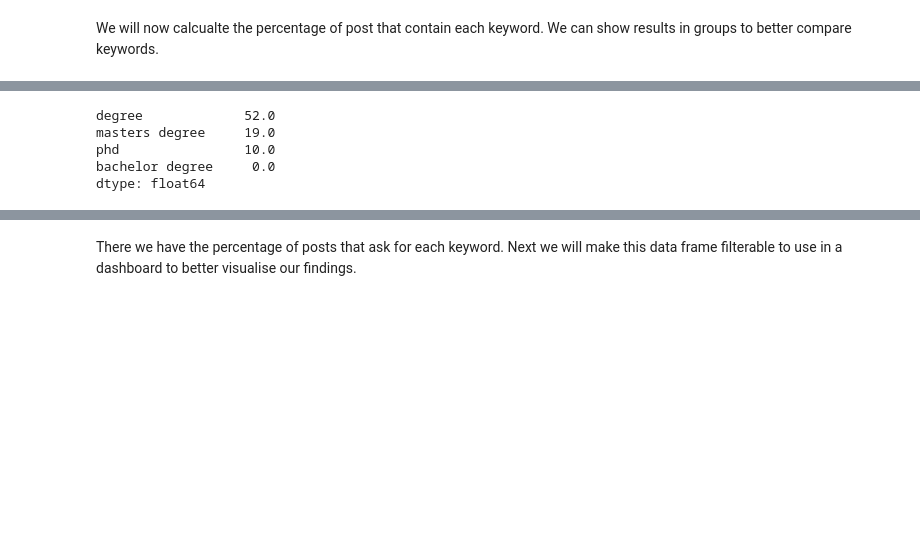
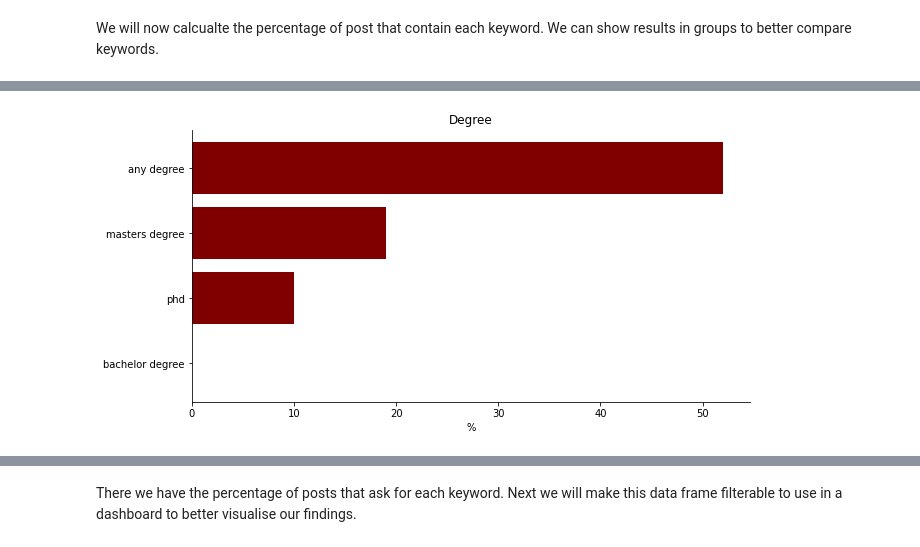
Before and after one commit to aharris86/popular_data_skills, a Jupyter notebook: popular_data_skills/exploratory_analysis/d_adding_features.ipynb, the cells around one changed output, grey strips where cells are left out. Saved outputs shown, nothing was run; the diff lists cells and outputs as text; code cells hidden in the pictures; blank space fills up the shorter version.

```diff
--- a/popular_data_skills/exploratory_analysis/d_adding_features.ipynb
+++ b/popular_data_skills/exploratory_analysis/d_adding_features.ipynb
@@ -219,11 +251,8 @@ dtype: float64
 # %%
 in_demand_degree = pct_skills[pct_skills.index.isin(keyword_groups.dict['Degree'])]
 in_demand_degree
+barchart(in_demand_degree, 'Degree')
 # %% [output]
-degree             52.0
-masters degree     19.0
-phd                10.0
-bachelor degree     0.0
-dtype: float64
+[figure, added]
 # %%
 in_demand_languages = pct_skills[pct_skills.index.isin(keyword_groups.dict['Languages'])]
```
Also changed, not shown: parts of 13 cells of this notebook, 5 other files.
